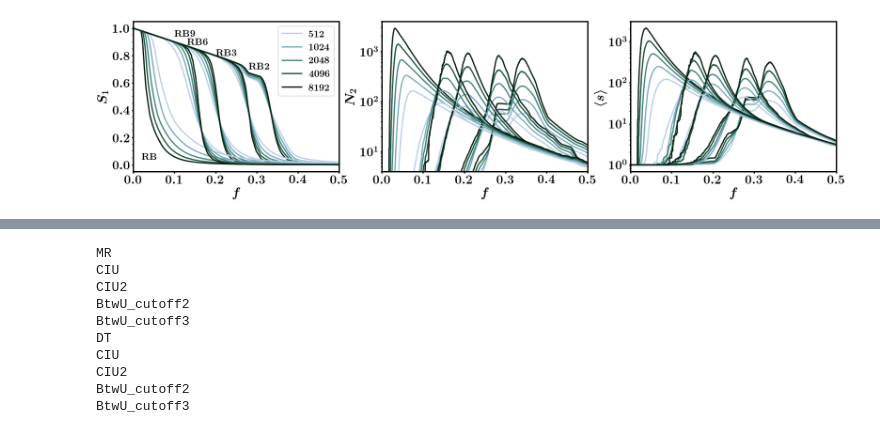
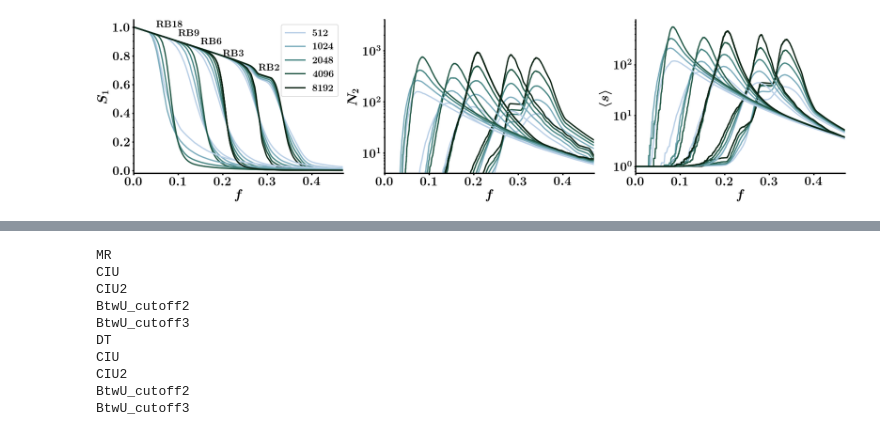
Before and after one commit to nahuelalmeira/dismantlingScaling, a Jupyter notebook: python/Figs_planar.ipynb, the cells around one changed output, grey strips where cells are left out. Saved outputs shown, nothing was run; the diff lists cells and outputs as text; code cells hidden in the pictures.

```diff
--- a/python/Figs_planar.ipynb
+++ b/python/Figs_planar.ipynb
@@ -258,7 +21,8 @@ fontsize = 26
 # %%
-l_values = [2, 3, 6, 9]
-attacks = ['BtwU'] + ['BtwU_cutoff{}'.format(i) for i in l_values]
-N_values = [512, 1024, 2048, 4096, 8192]
+l_values = [2, 3, 6, 9, 18]
+#attacks = ['BtwU'] + ['BtwU_cutoff{}'.format(i) for i in l_values]
+attacks = ['BtwU_cutoff{}'.format(i) for i in l_values]
+sizes = [512, 1024, 2048, 4096, 8192]
 colors = sns.cubehelix_palette(len(N_values), start=2, rot=0.3,
                                light=0.8, dark=0.1)
 
@@ -266,8 +30,11 @@ text_pos = {
     'BtwU': (0.02, 0.04),
     'BtwU_cutoff2': (0.28, 0.7),
     'BtwU_cutoff3': (0.20, 0.8),
-    'BtwU_cutoff6': (0.13, 0.88),
+    'BtwU_cutoff6': (0.15, 0.88),
     'BtwU_cutoff9': (0.1, 0.94),
+    'BtwU_cutoff12': (0.05, 1),
+    'BtwU_cutoff15': (0.05, 1),
+    'BtwU_cutoff18': (0.05, 1)
 }
 
 ncols = 3
@@ -275,40 +42,53 @@ nrows = 1
 fig, axes = plt.subplots(figsize=(8*ncols, 6*nrows), ncols=ncols, nrows=nrows)
 for ax in axes.flatten():
     ax.set_xlabel(r'$f$')
-    ax.set_xlim(0, 0.5)
+    ax.set_xlim(0, 0.47)
+    sns.despine()
 
 ax = axes[0]
 ax.set_ylabel(r'$S_1$')
+ax.set_ylim(-0.02, 1.05)
 
 ax = axes[1]
 ax.set_ylabel(r'$N_2$')
 ax.set_yscale('log')
 ax.set_ylim((4, 4000))
 
 ax = axes[2]
 ax.set_ylabel(r'$\langle s \rangle$')
 ax.set_yscale('log')
 
+dfs = {}
+
 for j, attack in enumerate(attacks):
     x, y = text_pos[attack]
     axes[0].text(x, y, attack_dict[attack], fontsize=22)
-    _, _, _, dfs = load_dfs(attack, N_values, param, net_type)
+
+    for N in sizes:
+        try:
+            dfs[N] = load_dataframe(net_type, N, param, attack, min_nseeds=1000)
+        except FileNotFoundError:
+            continue
+
+    N_values = np.array(list(dfs.keys()))
+    L_values = np.sqrt(N_values)
+
     for i, N in enumerate(N_values):
-        if attack == 'BtwU':
+        if attack == 'BtwU_cutoff2':
             label = r'${{{}}}$'.format(N)
         else:
             label = ''
         df = dfs[N]
         axes[0].plot(df.f, df.Sgcc, '-', label=label, color=colors[i])
         axes[1].plot(df.f, df.Nsec, '-', color=colors[i])
         axes[2].plot(df.f, df.meanS, '-', color=colors[i])
         #axes[3].plot(df.f, np.abs(df.chiDelta), '-', color=colors[i])
 
 axes[0].legend(loc='best', fontsize=22)
 plt.tight_layout()
 fig_name = os.path.join(fig_dir, 'fig1_' + net_type)
-plt.savefig(fig_name + '.png'.format(N))
-plt.savefig(fig_name + '.pdf'.format(N))
+plt.savefig(fig_name + '.png')
+plt.savefig(fig_name + '.pdf')
 plt.show()
 # %% [output]
-[figure, old version]
+[figure, new version]
```
Also changed, not shown: parts of 26 cells of this notebook, 10 other files.
